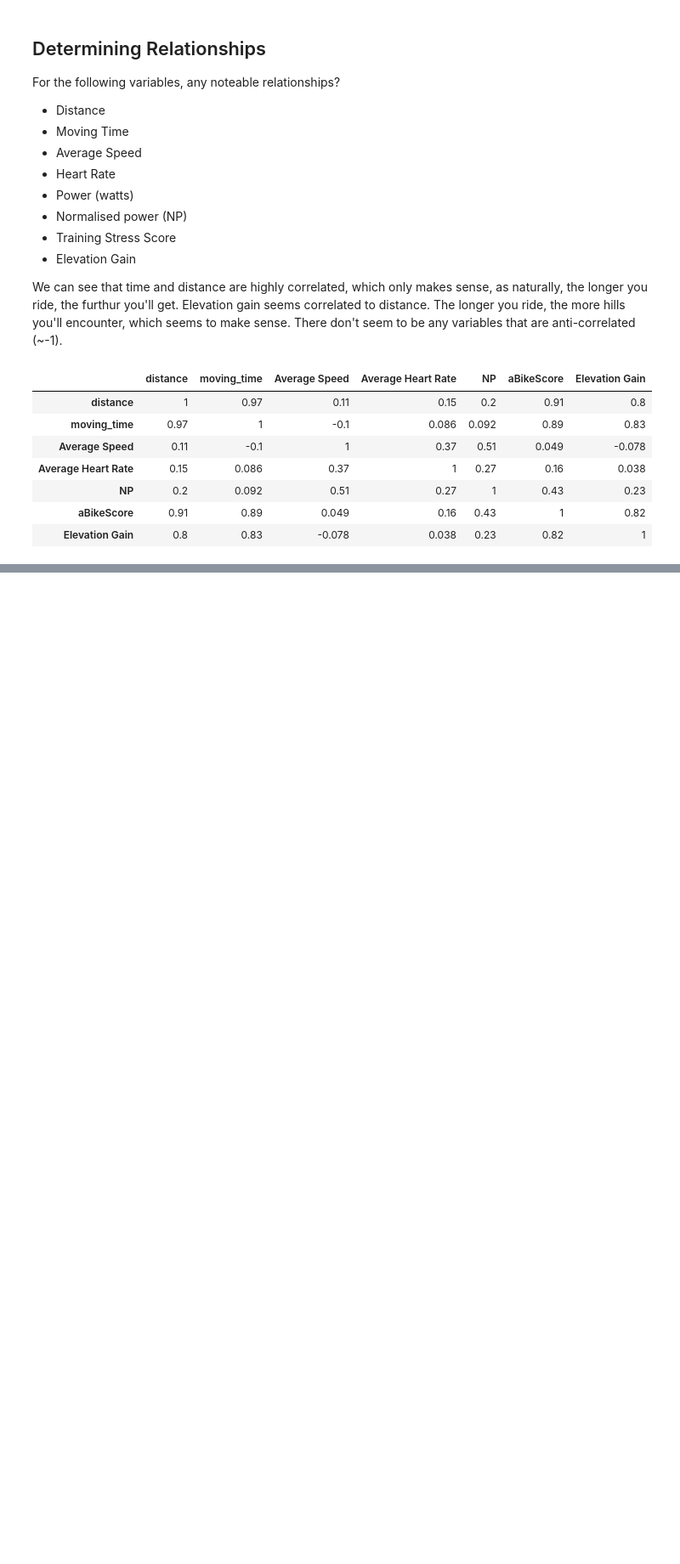
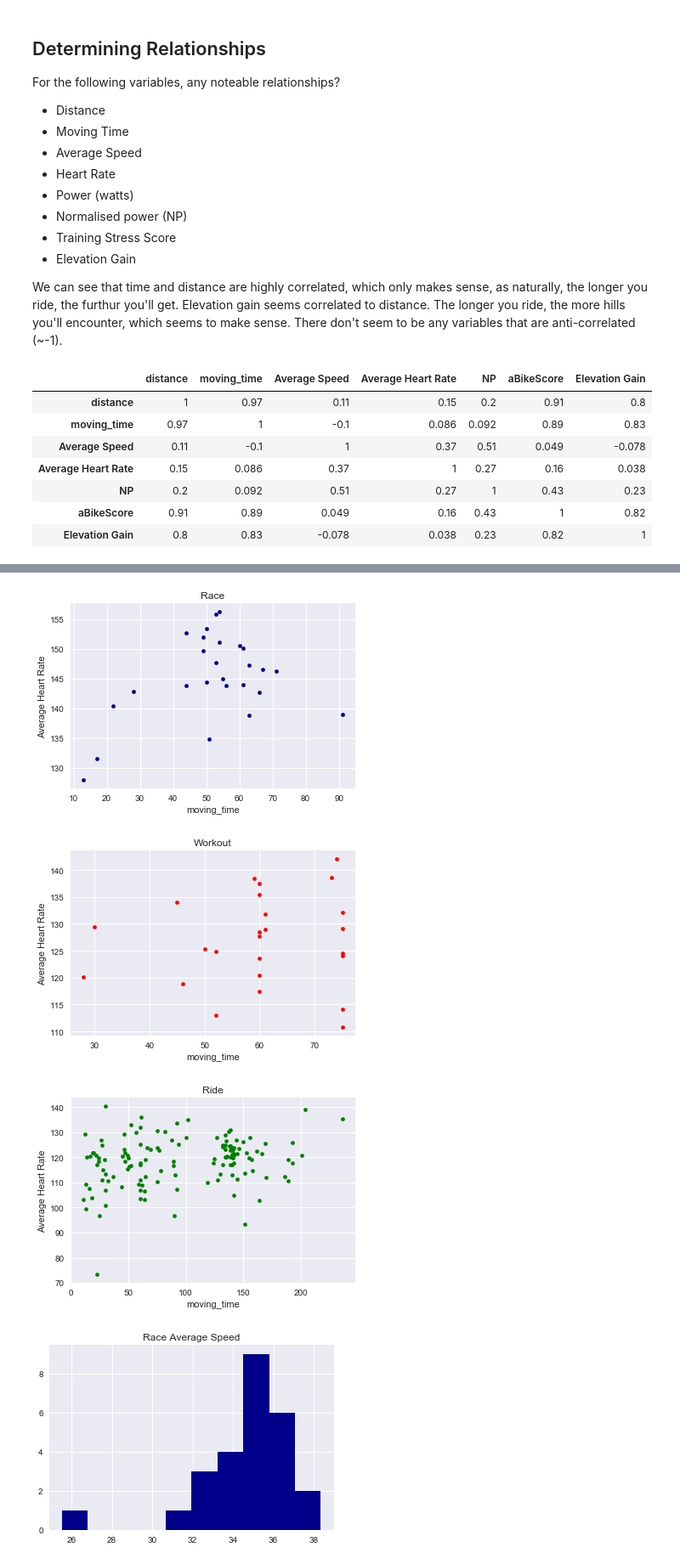
Before and after one commit to mqharrison/COMP257, a Jupyter notebook: Portfolio 1.ipynb, the cells around one changed output, grey strips where cells are left out. Shown: that part at 85% size. Drawn from its saved outputs; the diff is of its cells as text; code cells hidden in the pictures; blank space fills up the shorter version.

```diff
--- a/Portfolio 1.ipynb
+++ b/Portfolio 1.ipynb
@@ -124,0 +129,17 @@ corr.style.background_gradient(cmap='coolwarm').set_precision(2)
+# %%
+dfRace = df[(df["workout_type"] == "Race") & (df["Average Heart Rate"] > 0)]
+dfWork = df[(df["workout_type"] == "Workout") & (df["Average Heart Rate"] > 0)]
+dfRide = df[(df["workout_type"] == "Ride") & (df["Average Heart Rate"] > 0)]
+
+dfRace.plot.scatter(x='moving_time', y='Average Heart Rate', c='darkblue', title='Race')
+dfWork.plot.scatter(x='moving_time', y='Average Heart Rate', c='red', title='Workout')
+dfRide.plot.scatter(x='moving_time', y='Average Heart Rate', c='green', title='Ride'); plt.show()
+
+dfRace["Average Speed"].hist(color='darkblue'); plt.title('Race Average Speed'); plt.show()
+dfWork["Average Speed"].hist(color='red'); plt.title('Workout Average Speed'); plt.show()
+dfRide["Average Speed"].hist(color='green'); plt.title('Ride Average Speed'); plt.show()
+# %% [output]
+[figure, added]
+[figure, added]
+[figure, added]
+[figure, added]
```
Also changed, not shown: parts of 3 cells of this notebook.
